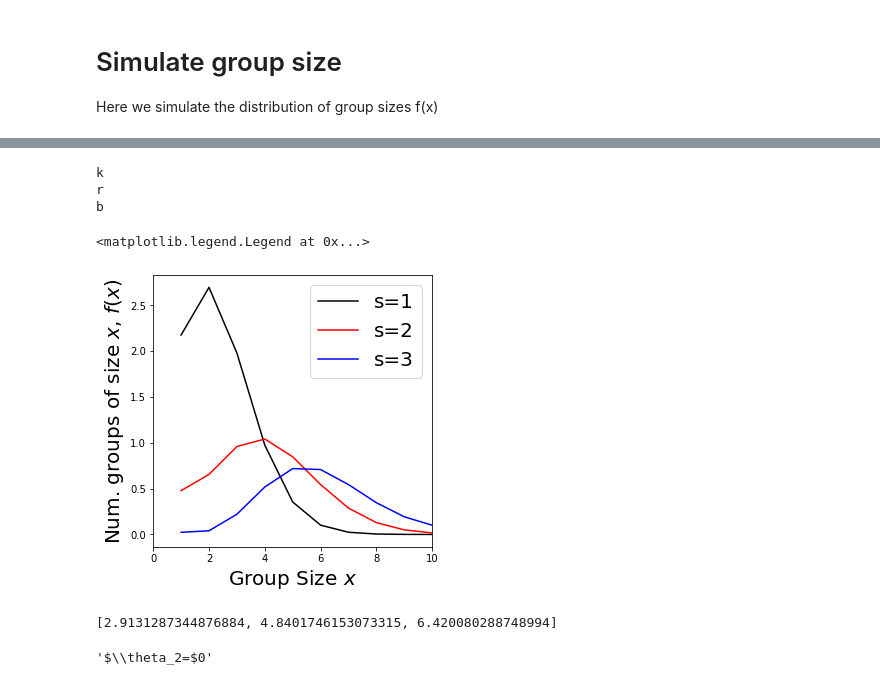
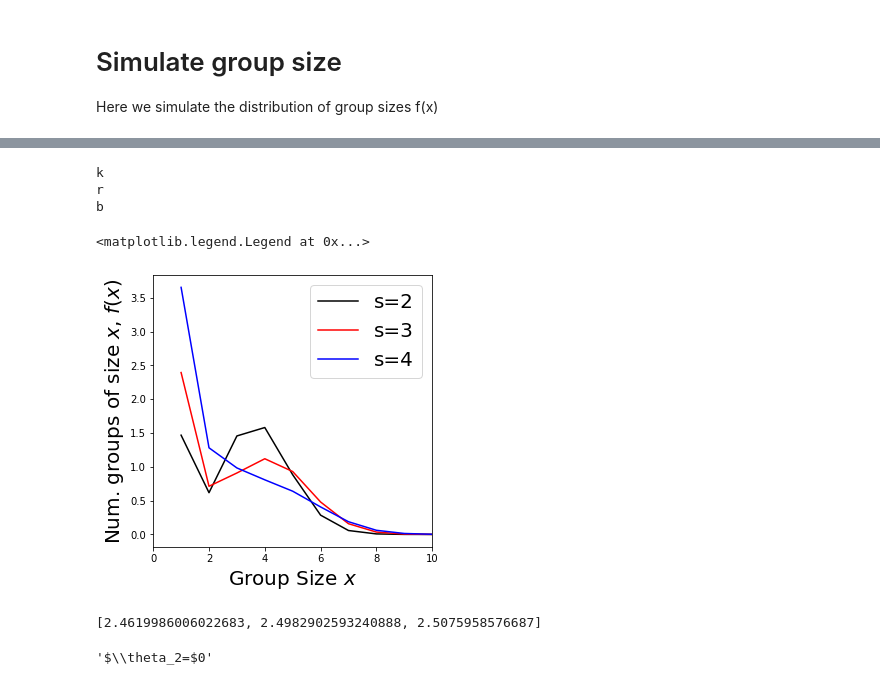
Before and after one commit to taliaborofsky/AdaptiveDynamics_CH_RS, a Jupyter notebook: Group_Size_Simulate.ipynb, the cells around one changed output, grey strips where cells are left out. Cells and saved outputs as stored; diff of their text form; code cells hidden in the pictures.

```diff
--- a/Group_Size_Simulate.ipynb
+++ b/Group_Size_Simulate.ipynb
@@ -193,38 +407,38 @@ full_f_vec = [f_of_1, *out[-1]]
 # %%
 p = 20
 M1 = 10; M2 = 10
 f_of_x_vec = np.zeros(9)
-params = dict(b1=1,b2=0.5,a1 = 1, a2 = 1, h1 = 2,h2 = 1, θ1 = 2, θ2 = -2, s1 = 2, s2 = 2,
-             δ=0, τx=0.01, r=0.5,γ=0, x_max=10, d = 2)
+params = dict(b1=1,b2=0.1,a1 = 1, a2 = 1, h1 = 0.5,h2 = 0.5, α1_of_1 = 0.05, α2_of_1 = 0.95, s1 = 2, s2 = 2,
+             δ=0, τx=0.01, r=0,γ=0, x_max=10, d = 2)
 
 
 t = np.arange(0,2,0.02)
 colors = ['k', 'r', 'b']
 fig,ax  = plt.subplots(1,1,figsize = (5,5))
 final_f_of_x = [0,0,0]
-for i,s in enumerate([1,2,3]):
+for i,s in enumerate([2,3,4]):
     params["s1"]=s
     params["s2"]=s
     out = odeint(group_formation_model,f_of_x_vec,t,args=(p, M1, M2, params))
     final_f_of_x[i] = out[-1]
     f_of_1 = fun_f_of_x(1, out[-1], p, **params)
     full_f_vec = [f_of_1, *out[-1]]
     print(colors[i])
     ax.plot(np.arange(1,11,1),full_f_vec,colors[i], label = 's=%d'%s)
 ax.set_xlim([0,10])
 ax.set_xlabel(r'Group Size $x$', fontsize = 20)
 ax.set_ylabel(r'Num. groups of size $x$, $f(x)$', fontsize = 20)
 ax.legend(fontsize = 20)
 # %% [output]
 k
 r
 b
 <matplotlib.legend.Legend at 0x...>
-[figure, old version]
+[figure, new version]
 # %%
 [mean_group_size_membership_not_solitary(f_vec,p=20,x_max=10) for f_vec in final_f_of_x]
 # %% [output]
-[2.9131287344876884, 4.8401746153073315, 6.420080288748994]
+[2.4619986006022683, 2.4982902593240888, 2.5075958576687]
 # %%
 label = r'$\theta_2=$'+'%d'
 # %%
```
Also changed, not shown: parts of 16 cells of this notebook, 1 other file.
